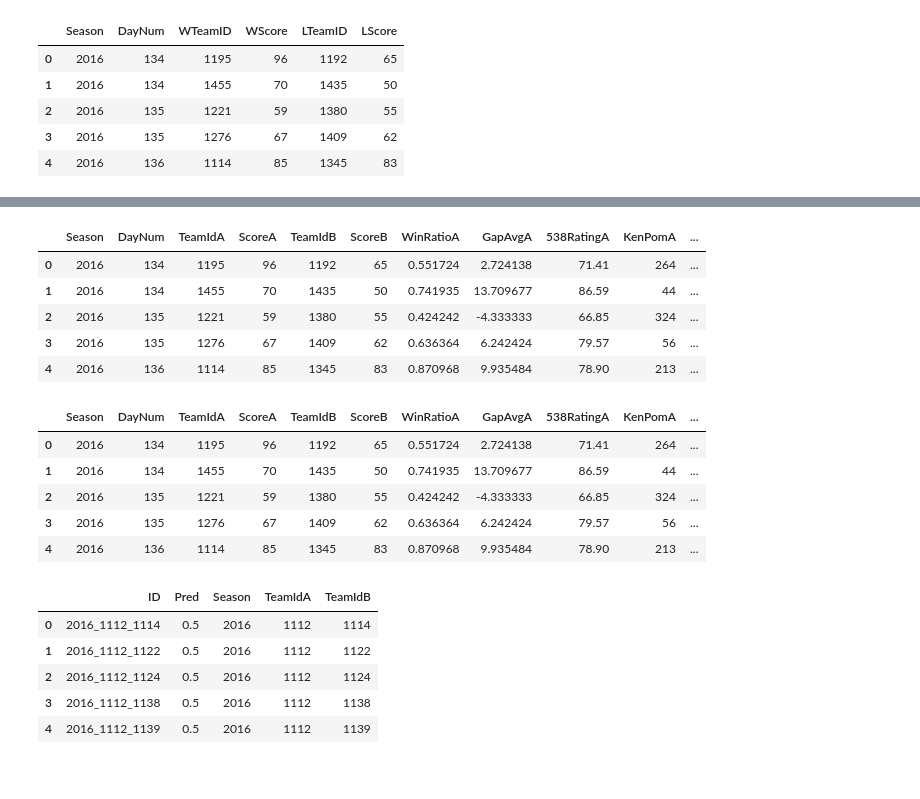
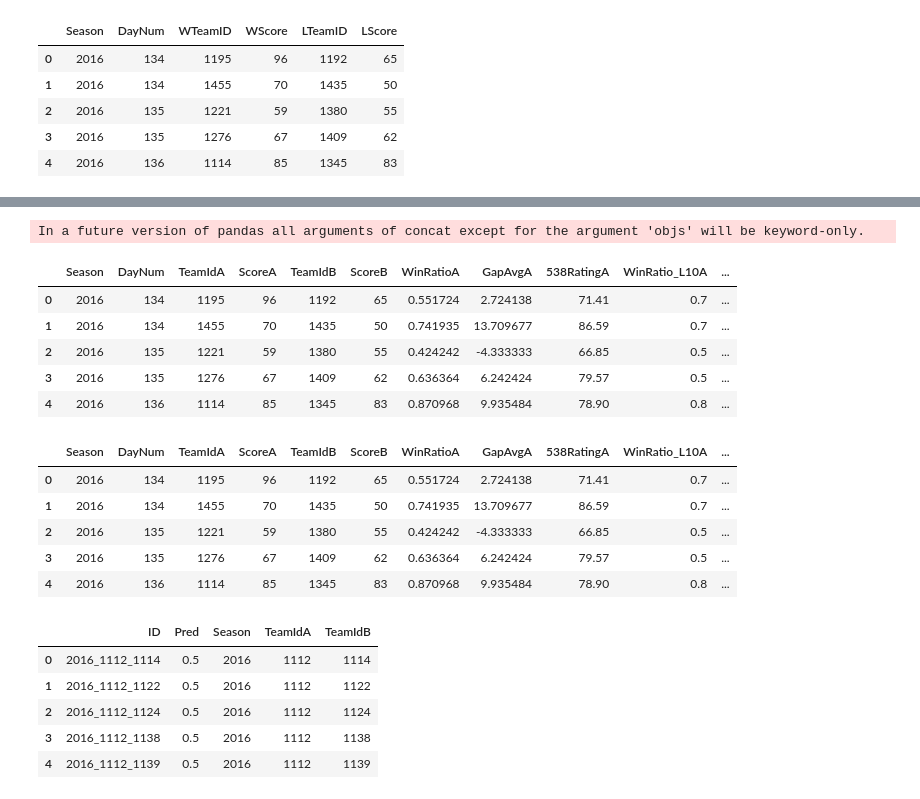
Before and after one commit to rcpiv/MarchMadness, a Jupyter notebook: 2023/Code/MensMM2023.ipynb, the cells around one changed output, grey strips where cells are left out. Saved outputs shown, nothing was run; the diff lists cells and outputs as text; code cells hidden in the pictures.

```diff
--- a/2023/Code/MensMM2023.ipynb
+++ b/2023/Code/MensMM2023.ipynb
@@ -93,3 +92,25 @@ df_features_season.head()
 | 2 | 2016 | 1122 | 0.484848 | -2.363636 | 68.83 |
 | 3 | 2016 | 1124 | 0.656250 | 6.687500 | 85.47 |
 | 4 | 2016 | 1138 | 0.575758 | 0.666667 | 75.66 |
+# %%
+# Get winning Pct in last 10 games of reg season
+
+tempW = pd.DataFrame.from_dict({'Season':reg_season['Season'], 'TeamID':reg_season['WTeamID'],\
+                                   'DayNum':reg_season['DayNum'], 'Result': 1}).reset_index(drop = True)
+
+tempL = pd.DataFrame.from_dict({'Season':reg_season['Season'], 'TeamID':reg_season['LTeamID'],\
+                                   'DayNum':reg_season['DayNum'], 'Result': 0}).reset_index(drop = True)
+
+team_results = pd.concat([tempW,tempL])
+
+l10 = team_results.groupby(['Season','TeamID'])['DayNum'].nlargest(10).reset_index().drop(['level_2'], axis = 1)
+
+l10_results = l10.merge(team_results, how = 'left', on = ['Season', 'TeamID', 'DayNum']).groupby(['Season','TeamID']).mean()
+
+l10_results = l10_results.reset_index().drop(['DayNum'], axis = 1).rename(columns={'Result':'WinRatio_L10'})
+
+df_features_season = df_features_season.merge(l10_results, how = 'left', left_on = ['Season','TeamID'], right_on=['Season','TeamID'])
+
+df_features_season['WinRatio_SeasonL10_Diff'] = df_features_season['WinRatio'] - df_features_season['WinRatio_L10']
+
+df_features_season.head()
@@ -171,6 +189,8 @@ df = pd.merge(
     'WinRatio': 'WinRatioW',
     'GapAvg': 'GapAvgW',
     '538rating': '538RatingW',
+    'WinRatio_L10': 'WinRatio_L10W',
+    'WinRatio_SeasonL10_Diff': 'WinRatio_SeasonL10_DiffW',
     'KenPom': 'KenPomW',
     'Seed': 'SeedW'
 }).drop(columns='TeamID', axis=1)
@@ -189,6 +209,8 @@ df = pd.merge(
     'WinRatio': 'WinRatioL',
     'GapAvg': 'GapAvgL',
     '538rating': '538RatingL',
+    'WinRatio_L10': 'WinRatio_L10L',
+    'WinRatio_SeasonL10_Diff': 'WinRatio_SeasonL10_DiffL',
     'KenPom': 'KenPomL',
     'Seed': 'SeedL'
 }).drop(columns='TeamID', axis=1)
@@ -230,31 +252,33 @@ def add_losing_matches(df):
     return pd.concat([win_df, lose_df], 0, sort=False)
 # %%
 df = add_losing_matches(df)
+# %% [output]
+In a future version of pandas all arguments of concat except for the argument 'objs' will be keyword-only.
 # %%
 df.head()
 # %% [output]
-|  | Season | DayNum | TeamIdA | ScoreA | TeamIdB | ScoreB | WinRatioA | GapAvgA | 538RatingA | KenPomA | ... |
-| 0 | 2016 | 134 | 1195 | 96 | 1192 | 65 | 0.551724 | 2.724138 | 71.41 | 264 | ... |
-| 1 | 2016 | 134 | 1455 | 70 | 1435 | 50 | 0.741935 | 13.709677 | 86.59 | 44 | ... |
-| 2 | 2016 | 135 | 1221 | 59 | 1380 | 55 | 0.424242 | -4.333333 | 66.85 | 324 | ... |
-| 3 | 2016 | 135 | 1276 | 67 | 1409 | 62 | 0.636364 | 6.242424 | 79.57 | 56 | ... |
-| 4 | 2016 | 136 | 1114 | 85 | 1345 | 83 | 0.870968 | 9.935484 | 78.90 | 213 | ... |
+|  | Season | DayNum | TeamIdA | ScoreA | TeamIdB | ScoreB | WinRatioA | GapAvgA | 538RatingA | WinRatio_L10A | ... |
+| 0 | 2016 | 134 | 1195 | 96 | 1192 | 65 | 0.551724 | 2.724138 | 71.41 | 0.7 | ... |
+| 1 | 2016 | 134 | 1455 | 70 | 1435 | 50 | 0.741935 | 13.709677 | 86.59 | 0.7 | ... |
+| 2 | 2016 | 135 | 1221 | 59 | 1380 | 55 | 0.424242 | -4.333333 | 66.85 | 0.5 | ... |
+| 3 | 2016 | 135 | 1276 | 67 | 1409 | 62 | 0.636364 | 6.242424 | 79.57 | 0.5 | ... |
+| 4 | 2016 | 136 | 1114 | 85 | 1345 | 83 | 0.870968 | 9.935484 | 78.90 | 0.8 | ... |
 # %%
 cols_to_diff = [
-    'Seed', 'WinRatio', 'GapAvg', '538Rating', 'KenPom'
+    'Seed', 'WinRatio', 'GapAvg', '538Rating', 'KenPom','WinRatio_L10','WinRatio_SeasonL10_Diff'
 ]
 
 for col in cols_to_diff:
     df[col + 'Diff'] = df[col + 'A'] - df[col + 'B']
 
 df.head()
 # %% [output]
-|  | Season | DayNum | TeamIdA | ScoreA | TeamIdB | ScoreB | WinRatioA | GapAvgA | 538RatingA | KenPomA | ... |
-| 0 | 2016 | 134 | 1195 | 96 | 1192 | 65 | 0.551724 | 2.724138 | 71.41 | 264 | ... |
-| 1 | 2016 | 134 | 1455 | 70 | 1435 | 50 | 0.741935 | 13.709677 | 86.59 | 44 | ... |
-| 2 | 2016 | 135 | 1221 | 59 | 1380 | 55 | 0.424242 | -4.333333 | 66.85 | 324 | ... |
-| 3 | 2016 | 135 | 1276 | 67 | 1409 | 62 | 0.636364 | 6.242424 | 79.57 | 56 | ... |
-| 4 | 2016 | 136 | 1114 | 85 | 1345 | 83 | 0.870968 | 9.935484 | 78.90 | 213 | ... |
+|  | Season | DayNum | TeamIdA | ScoreA | TeamIdB | ScoreB | WinRatioA | GapAvgA | 538RatingA | WinRatio_L10A | ... |
+| 0 | 2016 | 134 | 1195 | 96 | 1192 | 65 | 0.551724 | 2.724138 | 71.41 | 0.7 | ... |
+| 1 | 2016 | 134 | 1455 | 70 | 1435 | 50 | 0.741935 | 13.709677 | 86.59 | 0.7 | ... |
+| 2 | 2016 | 135 | 1221 | 59 | 1380 | 55 | 0.424242 | -4.333333 | 66.85 | 0.5 | ... |
+| 3 | 2016 | 135 | 1276 | 67 | 1409 | 62 | 0.636364 | 6.242424 | 79.57 | 0.5 | ... |
+| 4 | 2016 | 136 | 1114 | 85 | 1345 | 83 | 0.870968 | 9.935484 | 78.90 | 0.8 | ... |
 # %%
 df_test = pd.read_csv(INPUT_FOLDER + "MSampleSubmissionStage1.csv")
 
```
Also changed, not shown: parts of 14 cells of this notebook, 1 other file.
